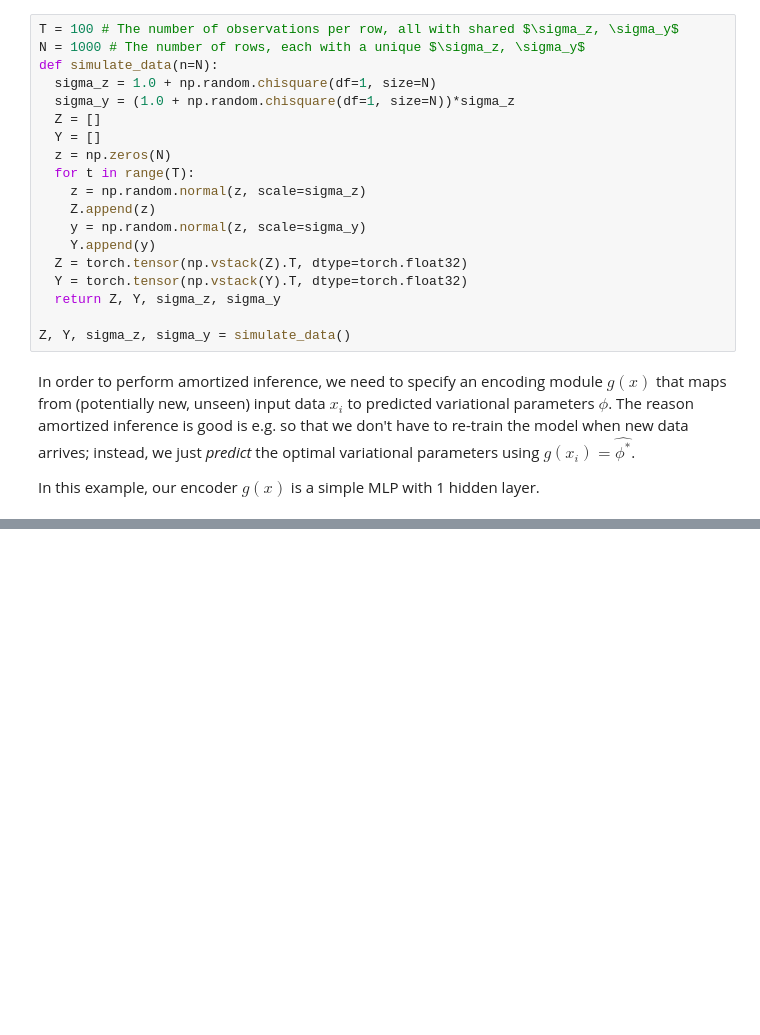
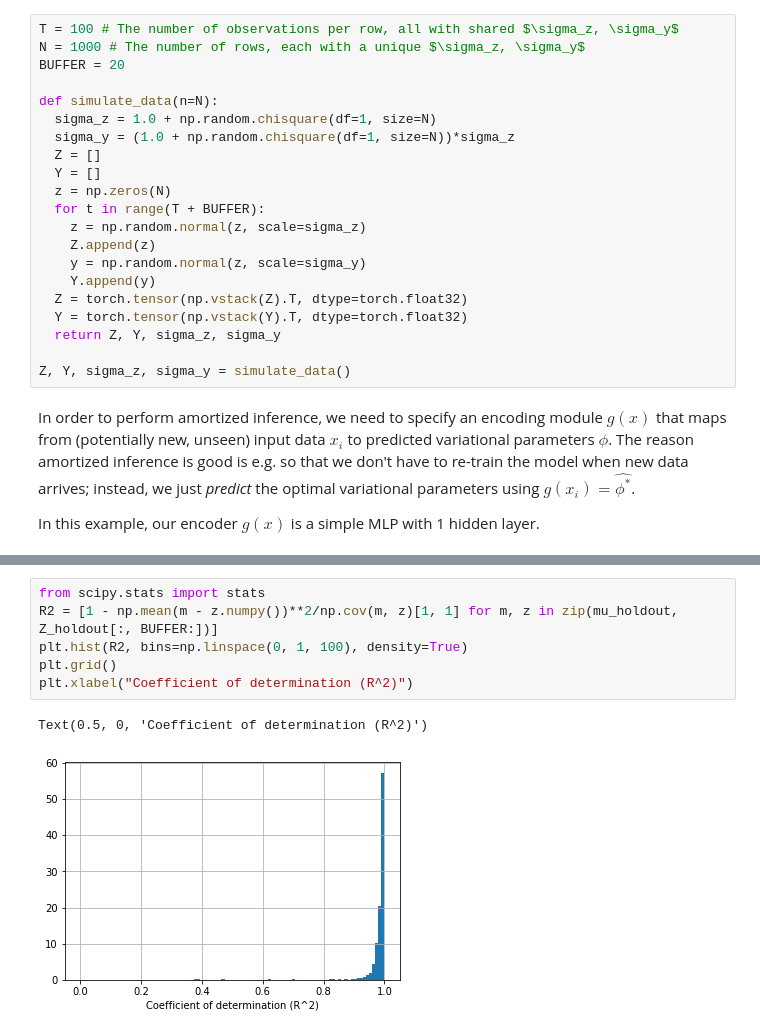
Before and after one commit to 35ajstern/deep-learning-projects, a Jupyter notebook: pyro_markov.ipynb, the cells around one changed output, grey strips where cells are left out. Drawn from its saved outputs; the diff is of its cells as text; blank space fills up the shorter version.

```diff
--- a/pyro_markov.ipynb
+++ b/pyro_markov.ipynb
@@ -36,13 +36,15 @@ $Y$ is the noisy observation of Z; $Y_{t} \mid Z_t \sim N(Z_t, \sigma_y)$
 # %%
 T = 100 # The number of observations per row, all with shared $\sigma_z, \sigma_y$
 N = 1000 # The number of rows, each with a unique $\sigma_z, \sigma_y$
+BUFFER = 20
+
 def simulate_data(n=N):
   sigma_z = 1.0 + np.random.chisquare(df=1, size=N)
   sigma_y = (1.0 + np.random.chisquare(df=1, size=N))*sigma_z
   Z = []
   Y = []
   z = np.zeros(N)
-  for t in range(T):
+  for t in range(T + BUFFER):
     z = np.random.normal(z, scale=sigma_z)
     Z.append(z)
     y = np.random.normal(z, scale=sigma_y)
@@ -231,0 +244,9 @@ Text(0.5, 1.0, 'Individual examples on holdout set')
+# %%
+from scipy.stats import stats
+R2 = [1 - np.mean(m - z.numpy())**2/np.cov(m, z)[1, 1] for m, z in zip(mu_holdout, Z_holdout[:, BUFFER:])]
+plt.hist(R2, bins=np.linspace(0, 1, 100), density=True)
+plt.grid()
+plt.xlabel("Coefficient of determination (R^2)")
+# %% [output]
+Text(0.5, 0, 'Coefficient of determination (R^2)')
+[figure, added]
```
Also changed, not shown: parts of 9 cells of this notebook.
